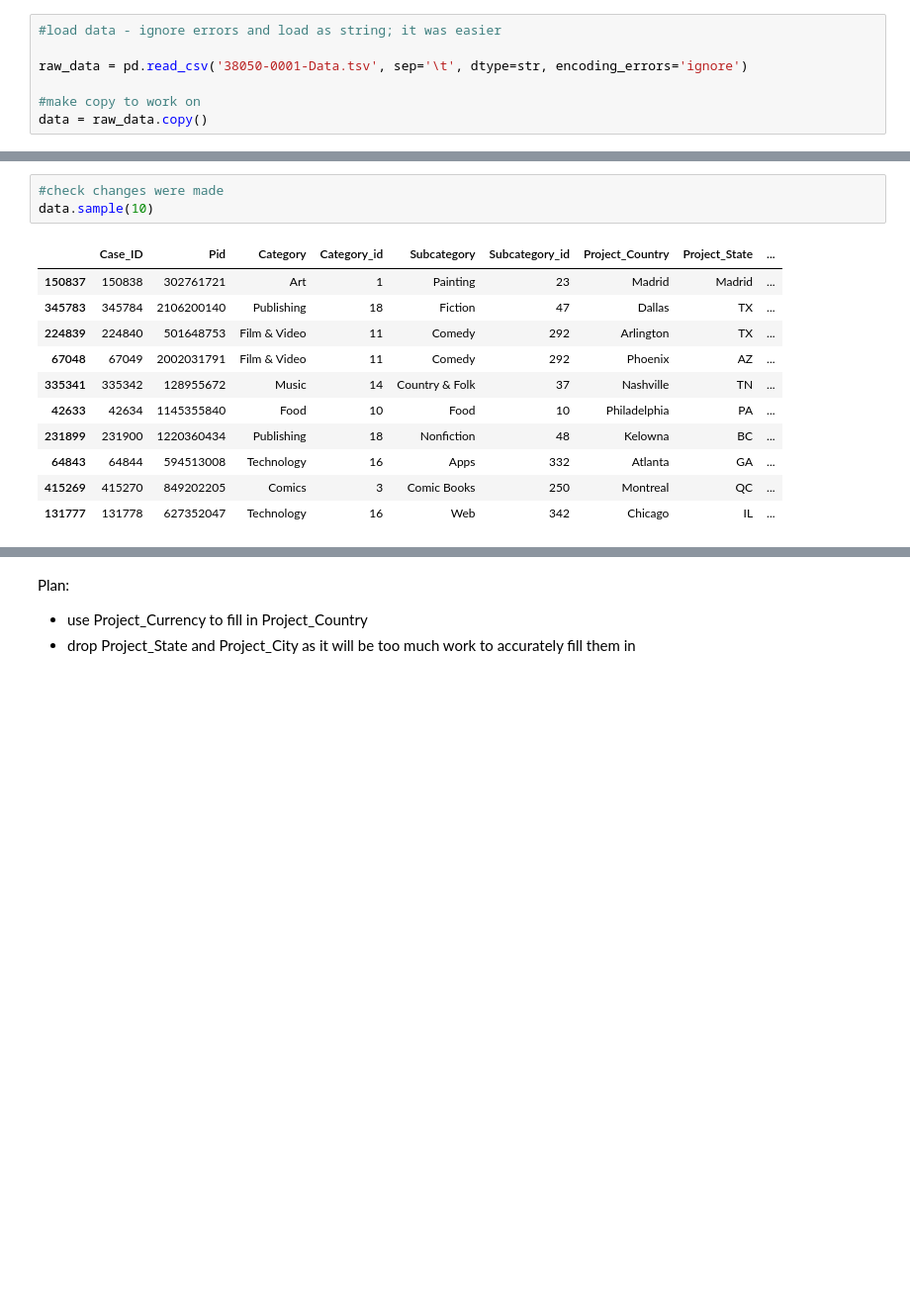
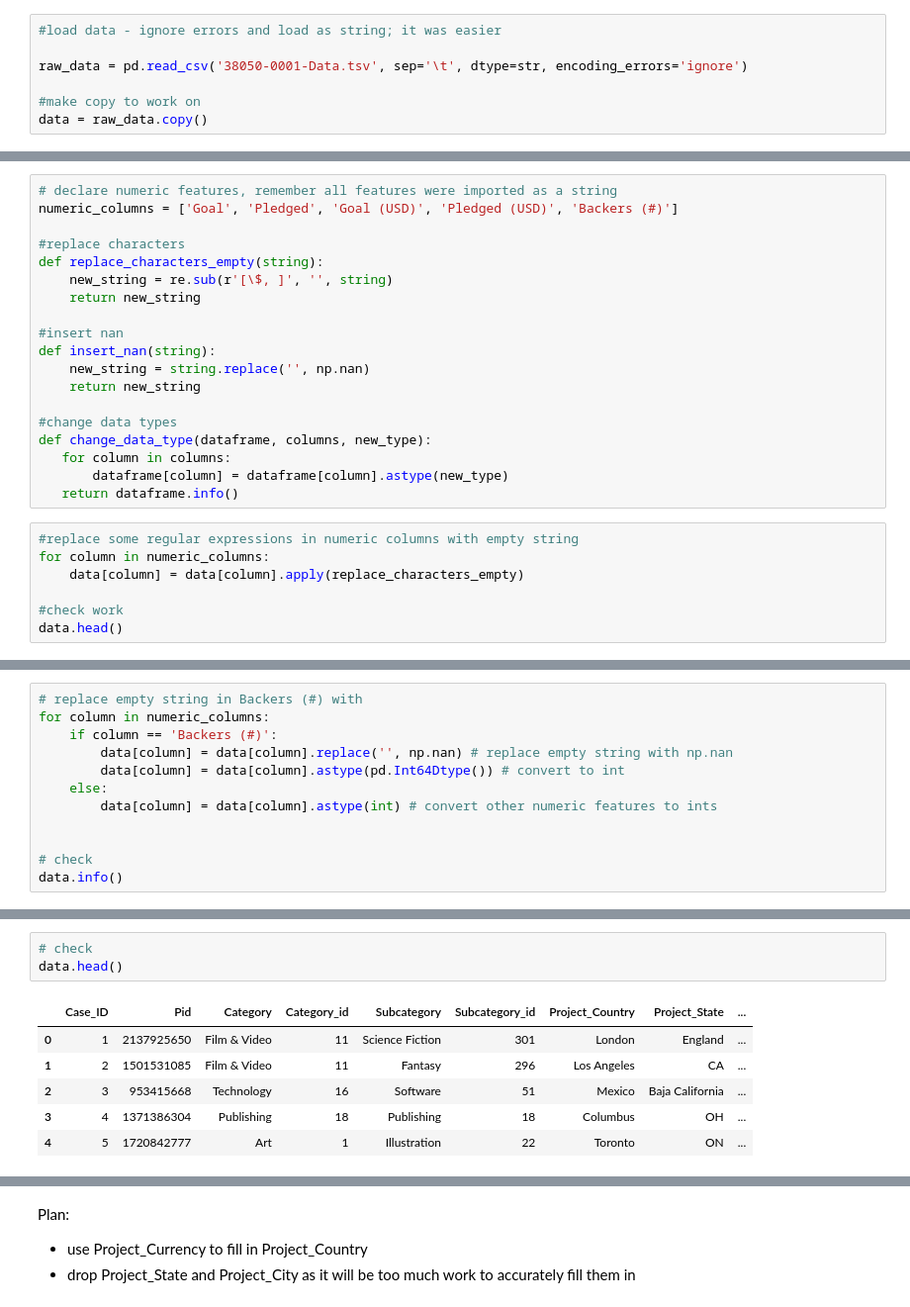
Before and after one commit to SBangarh/Kickstarter_Analysis, a Jupyter notebook: cleaning_formatting.ipynb, the cells around one changed output, grey strips where cells are left out. Shown: that part at 99% size. Drawn from its saved outputs; the diff is of its cells as text; blank space fills up the shorter version.

```diff
--- a/cleaning_formatting.ipynb
+++ b/cleaning_formatting.ipynb
@@ -147,0 +239,26 @@ data.rename(columns=new_features, inplace=True)
+# %%
+# declare numeric features, remember all features were imported as a string
+numeric_columns = ['Goal', 'Pledged', 'Goal (USD)', 'Pledged (USD)', 'Backers (#)']
+
+#replace characters
+def replace_characters_empty(string):
+    new_string = re.sub(r'[\$, ]', '', string)
+    return new_string
+
+#insert nan
+def insert_nan(string):
+    new_string = string.replace('', np.nan)
+    return new_string
+
+#change data types
+def change_data_type(dataframe, columns, new_type):
+   for column in columns:
+       dataframe[column] = dataframe[column].astype(new_type)
+   return dataframe.info()
+# %%
+#replace some regular expressions in numeric columns with empty string
+for column in numeric_columns:
+    data[column] = data[column].apply(replace_characters_empty)
+
+#check work
+data.head()
@@ -147,0 +327,12 @@ data.rename(columns=new_features, inplace=True)
+# %%
+# replace empty string in Backers (#) with
+for column in numeric_columns:
+    if column == 'Backers (#)':
+        data[column] = data[column].replace('', np.nan) # replace empty string with np.nan
+        data[column] = data[column].astype(pd.Int64Dtype()) # convert to int
+    else:
+        data[column] = data[column].astype(int) # convert other numeric features to ints
+
+
+# check
+data.info()
@@ -148,15 +389,10 @@ data.rename(columns=new_features, inplace=True)
 # %%
-#check changes were made
-data.sample(10)
+# check
+data.head()
 # %% [output]
 |  | Case_ID | Pid | Category | Category_id | Subcategory | Subcategory_id | Project_Country | Project_State | ... |
-| 150837 | 150838 | 302761721 | Art | 1 | Painting | 23 | Madrid | Madrid | ... |
-| 345783 | 345784 | 2106200140 | Publishing | 18 | Fiction | 47 | Dallas | TX | ... |
-| 224839 | 224840 | 501648753 | Film & Video | 11 | Comedy | 292 | Arlington | TX | ... |
-| 67048 | 67049 | 2002031791 | Film & Video | 11 | Comedy | 292 | Phoenix | AZ | ... |
-| 335341 | 335342 | 128955672 | Music | 14 | Country & Folk | 37 | Nashville | TN | ... |
-| 42633 | 42634 | 1145355840 | Food | 10 | Food | 10 | Philadelphia | PA | ... |
-| 231899 | 231900 | 1220360434 | Publishing | 18 | Nonfiction | 48 | Kelowna | BC | ... |
-| 64843 | 64844 | 594513008 | Technology | 16 | Apps | 332 | Atlanta | GA | ... |
-| 415269 | 415270 | 849202205 | Comics | 3 | Comic Books | 250 | Montreal | QC | ... |
-| 131777 | 131778 | 627352047 | Technology | 16 | Web | 342 | Chicago | IL | ... |
+| 0 | 1 | 2137925650 | Film & Video | 11 | Science Fiction | 301 | London | England | ... |
+| 1 | 2 | 1501531085 | Film & Video | 11 | Fantasy | 296 | Los Angeles | CA | ... |
+| 2 | 3 | 953415668 | Technology | 16 | Software | 51 | Mexico | Baja California | ... |
+| 3 | 4 | 1371386304 | Publishing | 18 | Publishing | 18 | Columbus | OH | ... |
+| 4 | 5 | 1720842777 | Art | 1 | Illustration | 22 | Toronto | ON | ... |
```
Also changed, not shown: parts of 67 cells of this notebook, 1 other file.
